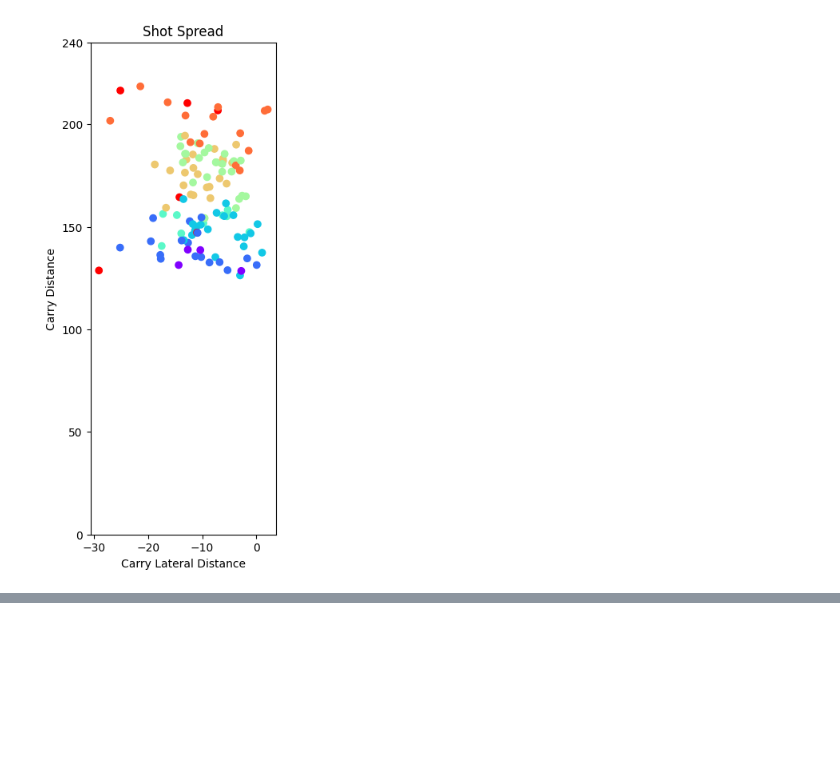
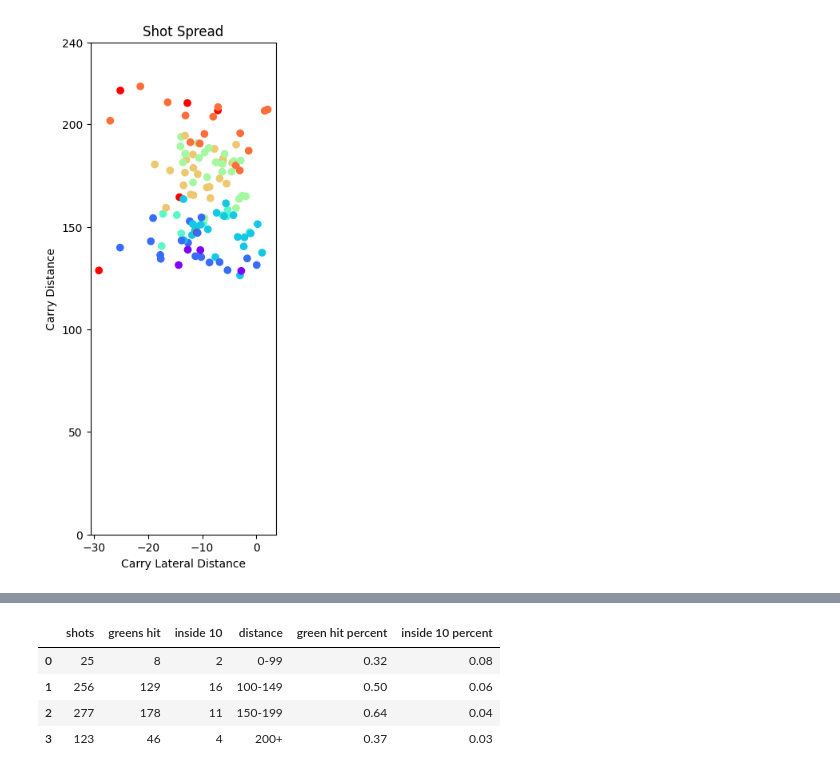
Before and after one commit to joja4479/Golf-Shot-Analysis, a Jupyter notebook: golf_shot_analysis.ipynb, the cells around one changed output, grey strips where cells are left out. Drawn from its saved outputs; the diff is of its cells as text; code cells hidden in the pictures; blank space fills up the shorter version.

```diff
--- a/golf_shot_analysis.ipynb
+++ b/golf_shot_analysis.ipynb
@@ -134,0 +210,11 @@ plt.show()
+# %%
+approach_df['green hit percent'] = round(approach_df['greens hit'] / approach_df['shots'], 2)
+approach_df['inside 10 percent'] = round(approach_df['inside 10'] / approach_df['shots'], 2)
+
+approach_df.head()
+# %% [output]
+|  | shots | greens hit | inside 10 | distance | green hit percent | inside 10 percent |
+| 0 | 25 | 8 | 2 | 0-99 | 0.32 | 0.08 |
+| 1 | 256 | 129 | 16 | 100-149 | 0.50 | 0.06 |
+| 2 | 277 | 178 | 11 | 150-199 | 0.64 | 0.04 |
+| 3 | 123 | 46 | 4 | 200+ | 0.37 | 0.03 |
```
Also changed, not shown: parts of 20 cells of this notebook.
